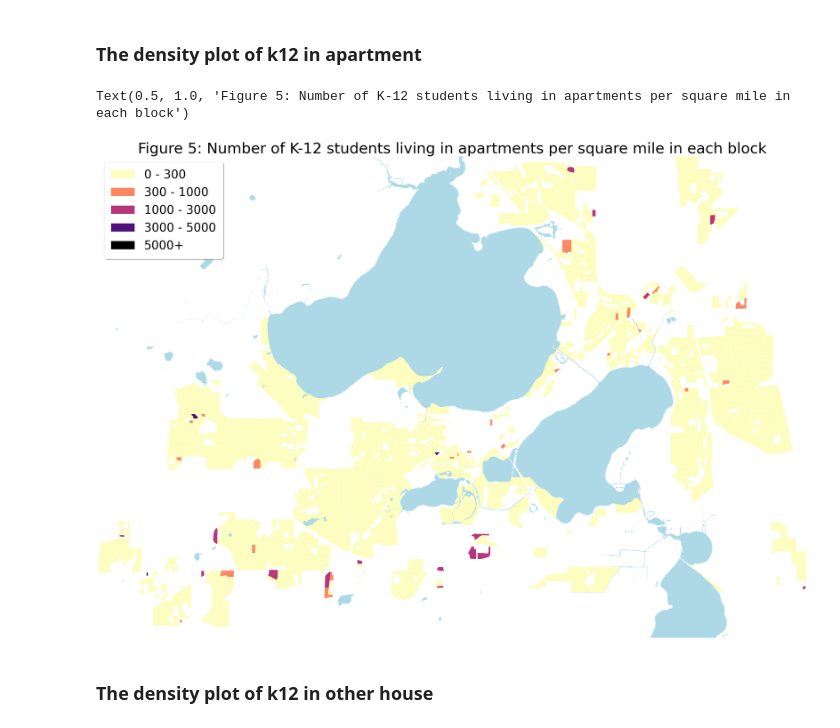
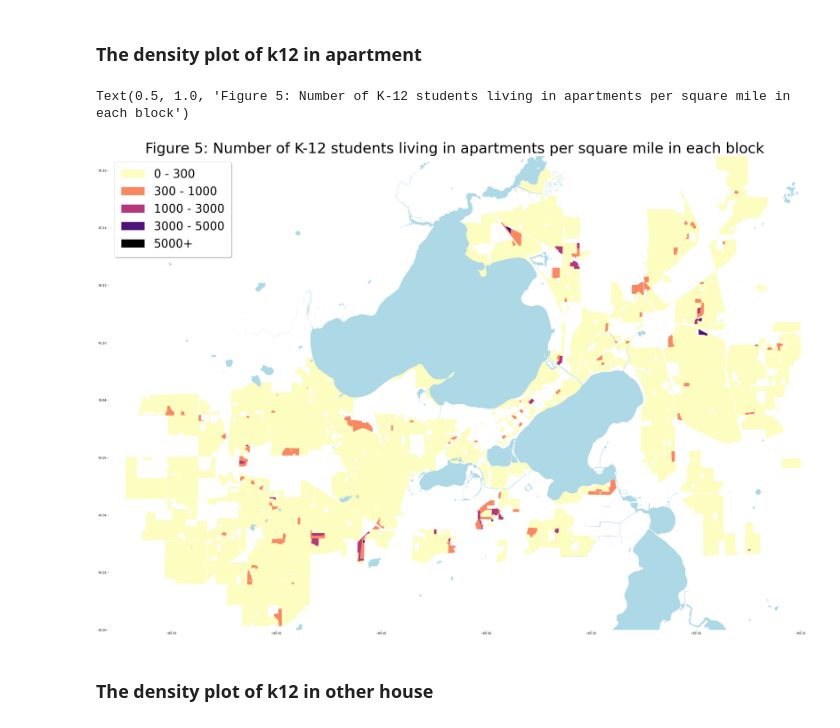
Before and after one commit to wesley0628/Internet-Access-Analysis, a Jupyter notebook: Internet_Access.ipynb, the cells around one changed output. Drawn from its saved outputs; the diff is of its cells as text; code cells hidden in the pictures.

```diff
--- a/Internet_Access.ipynb
+++ b/Internet_Access.ipynb
@@ -167,5 +202,5 @@ result["BlockBedrooms"].sum()
 # %%
-xcol = ["Apartment_bedroom", "other_bedroom"]
+xcol = ["Apartment_bedroom", "House_bedroom"]
 model1 = Pipeline([
             ("lr", LinearRegression())
         ])
@@ -308,7 +321,7 @@ total = model1["lr"].coef_[0] + model1["lr"].coef_[1]
 apt_pro = model1["lr"].coef_[0]
 house_pro = model1["lr"].coef_[1]
 
-result["K12_in_apt"] = result["Total_K-12_block"] / (result["other_bedroom"] + result["Apartment_bedroom"] * (apt_pro/house_pro)) * (result["Apartment_bedroom"] * (apt_pro/house_pro))
+result["K12_in_apt"] = result["Total_K-12_block"] / (result["Family_bedroom"] + result["Apartment_bedroom"] * (apt_pro/house_pro)) * (result["Apartment_bedroom"] * (apt_pro/house_pro))
 result["K12_in_other"] = result["Total_K-12_block"] - result["K12_in_apt"]
 result['apt_density'] = result['K12_in_apt'] / result['area']
 result['other_density'] = result['K12_in_other'] / result['area']
@@ -324,59 +337,37 @@ result.head()
 lake_df = gpd.read_file("lakes.zip")
 # %% [markdown]
 ### The density plot of k12 in apartment
-# %%
-result["apt_density"] = result["apt_density"].astype(int)
-density_type = []
-number = []
-for row in result.iterrows():
-    pt = row[1]["apt_density"]
-    if  0 <= pt <= 300:
-        density_type.append("<=300")
-        number.append(300)
-    if 301 < pt <= 1000:
-        density_type.append("300-1000")
-        number.append(1000)
-    if 1001 < pt <= 3000:
-        density_type.append("1000-3000")
-        number.append(3000)
-    if 3001 < pt <= 5000:
-        density_type.append("3000-5000")
-        number.append(5000)
-    if pt >=5001:
-        density_type.append(">5000")
-        number.append(10000)
-number[1] = 0
-result["number"] = number
 # %%
-
 result = gpd.GeoDataFrame(result)
 lake_df = lake_df.to_crs(result.crs)
 apartment_madison = gpd.sjoin(result, dane, how="right", op="within")
-apartment_madison_tmp = apartment_madison[["geometry", "number"]]
-apartment_madison_tmp = apartment_madison_tmp.dropna()
-ax = apartment_madison_tmp.plot(figsize = (50, 30), legend=True, scheme = 'NaturalBreaks', k = 5, column='number', cmap = 'magma_r')
+apartment_madison = apartment_madison[["geometry", "apt_density"]]
+apartment_madison = apartment_madison.dropna()
 
+bp = mc.UserDefined(apartment_madison["apt_density"], bins=[300, 1000, 3000, 5000, 50000])
+ax = apartment_madison_tmp.plot(figsize = (50, 30), legend=True, scheme = 'UserDefined',
+                  classification_kwds={'bins': [300, 1000, 3000, 5000, 50000]}, k = 5, column='apt_density', cmap = 'magma_r')
 handles, labels = ax.get_legend_handles_labels()
 cmap = plt.get_cmap('magma_r')
-bp = mc.NaturalBreaks(apartment_madison_tmp['number'])
+
 bins = bp.bins
 bins = np.insert(bins, 0, 0)
+bp
 LegendElement = [mpatches.Patch(facecolor=cmap(_*0.25), label=f'{int(max(bins[_], 0))} - {int(bins[_+1])}')
                  for _ in range(4)] + [mpatches.Patch(facecolor='black', hatch='', label='5000+')]
 
 ax.legend(handles = LegendElement, loc='upper left', fontsize=40, shadow=True, borderpad=0.6)
-
 lake_df.plot(ax=ax,color="lightblue")
 ax.spines['top'].set_visible(False)
 ax.spines['right'].set_visible(False)
 ax.spines['bottom'].set_visible(False)
 ax.spines['left'].set_visible(False)
-ax.set_ylim([43.0125, 43.150])
-ax.set_xlim([-89.55, -89.273])
+ax.set_ylim([43.000, 43.165])
+ax.set_xlim([-89.58, -89.25])
 ax.axis('off')
 ax.set_title("Figure 5: Number of K-12 students living in apartments per square mile in each block", fontsize = 50)
 # %% [output]
 Text(0.5, 1.0, 'Figure 5: Number of K-12 students living in apartments per square mile in each block')
-[figure, old version]
+[figure, new version]
 # %% [markdown]
 ### The density plot of k12 in other house
```
Also changed, not shown: parts of 19 cells of this notebook, 4 other files.
